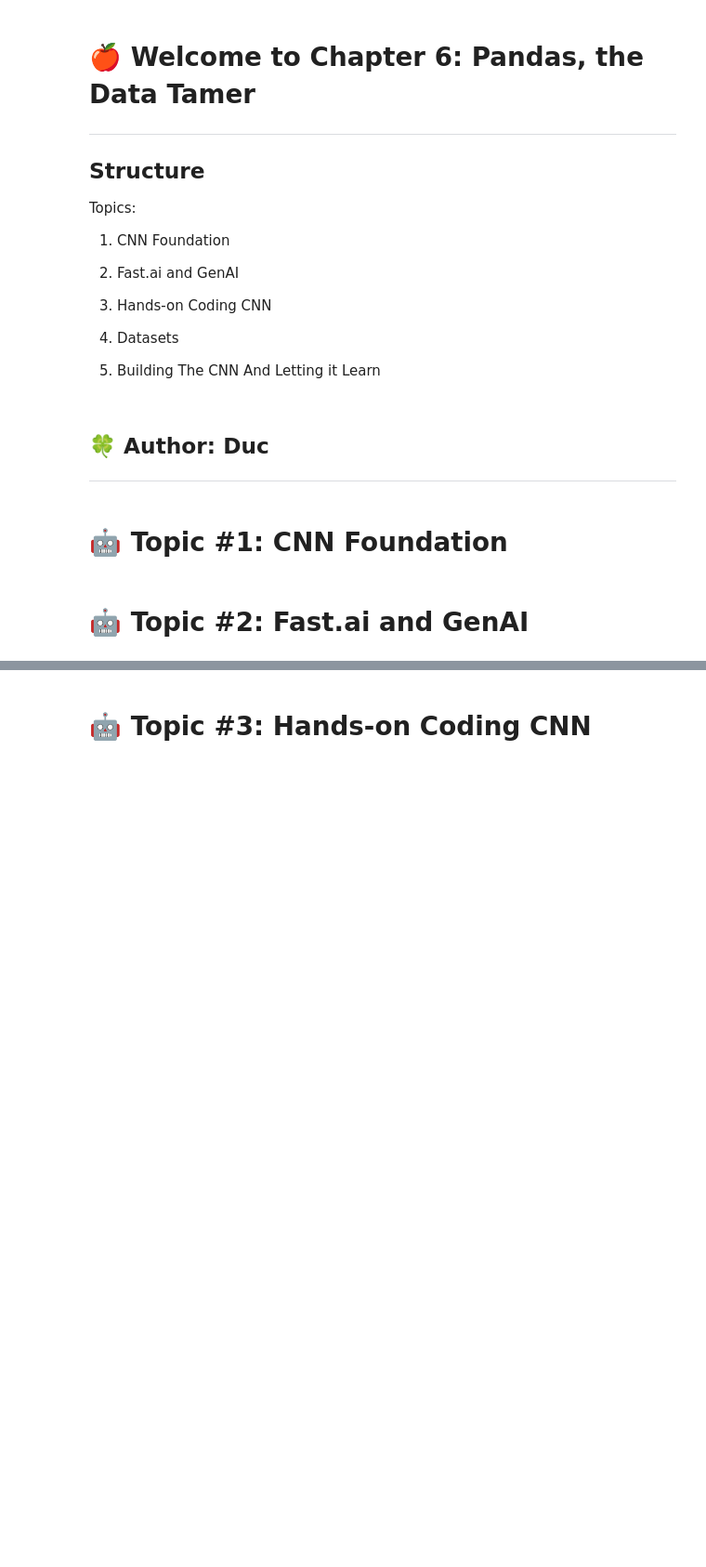
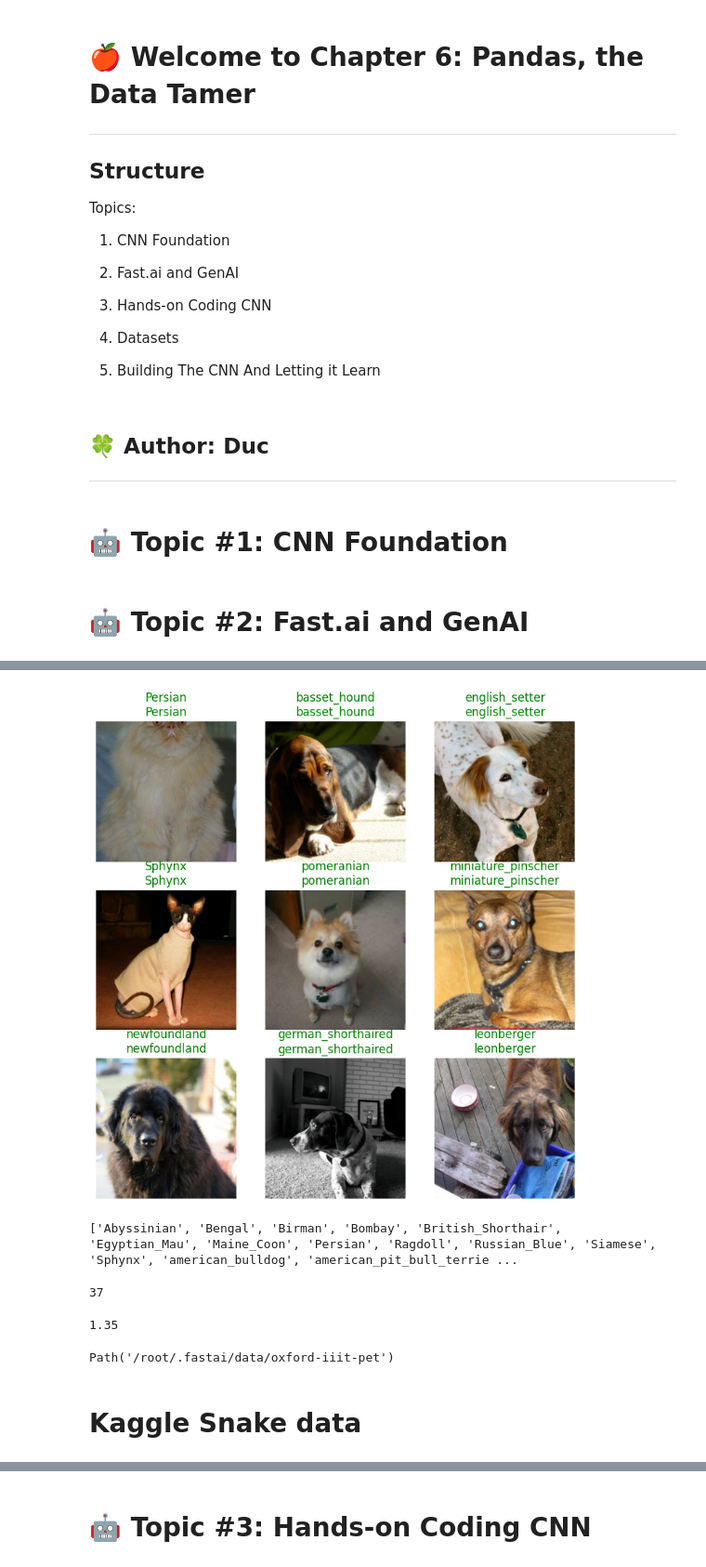
Before and after one commit to duchaba/book_python_genAI_genZ, a Jupyter notebook: Chapter_6_Duc_Python_GenAI_GenZ.ipynb, the cells around one changed output, grey strips where cells are left out. Shown at 93% size. Saved outputs shown, nothing was run; the diff lists cells and outputs as text; code cells hidden in the pictures; blank space fills up the shorter version.

```diff
--- a/Chapter_6_Duc_Python_GenAI_GenZ.ipynb
+++ b/Chapter_6_Duc_Python_GenAI_GenZ.ipynb
@@ -77,0 +80,10 @@ Topics:
+# %%
+# prompt: GPT-4o code for Fast.ai build a CNN
+
+from fastai.vision.all import *
+
+path = untar_data(URLs.PETS)
+dls = ImageDataLoaders.from_name_re(path, get_image_files(path/"images"),
+  pat=r'(.+)_\d+.jpg$', item_tfms=Resize(224))
+learn = vision_learner(dls, resnet34, metrics=error_rate)
+learn.fine_tune(4)
@@ -77,0 +98,5 @@ Topics:
+# %%
+# prompt: display result
+
+learn.show_results()
+# %% [output]
@@ -77,0 +104,21 @@ Topics:
+[figure, added]
+# %%
+# prompt: print the list of dog breeds in the dataset
+
+learn.dls.vocab
+# %% [output]
+['Abyssinian', 'Bengal', 'Birman', 'Bombay', 'British_Shorthair', 'Egyptian_Mau', 'Maine_Coon', 'Persian', 'Ragdoll', 'Russian_Blue', 'Siamese', 'Sphynx', 'american_bulldog', 'american_pit_bull_terrie ...
+# %%
+len(learn.dls.vocab)
+# %% [output]
+37
+# %%
+(17*4 + 13)/60
+# %% [output]
+1.35
+# %%
+path
+# %% [output]
+Path('/root/.fastai/data/oxford-iiit-pet')
+# %% [markdown]
+# Kaggle Snake data
```
Also changed, not shown: parts of 50 cells of this notebook.
